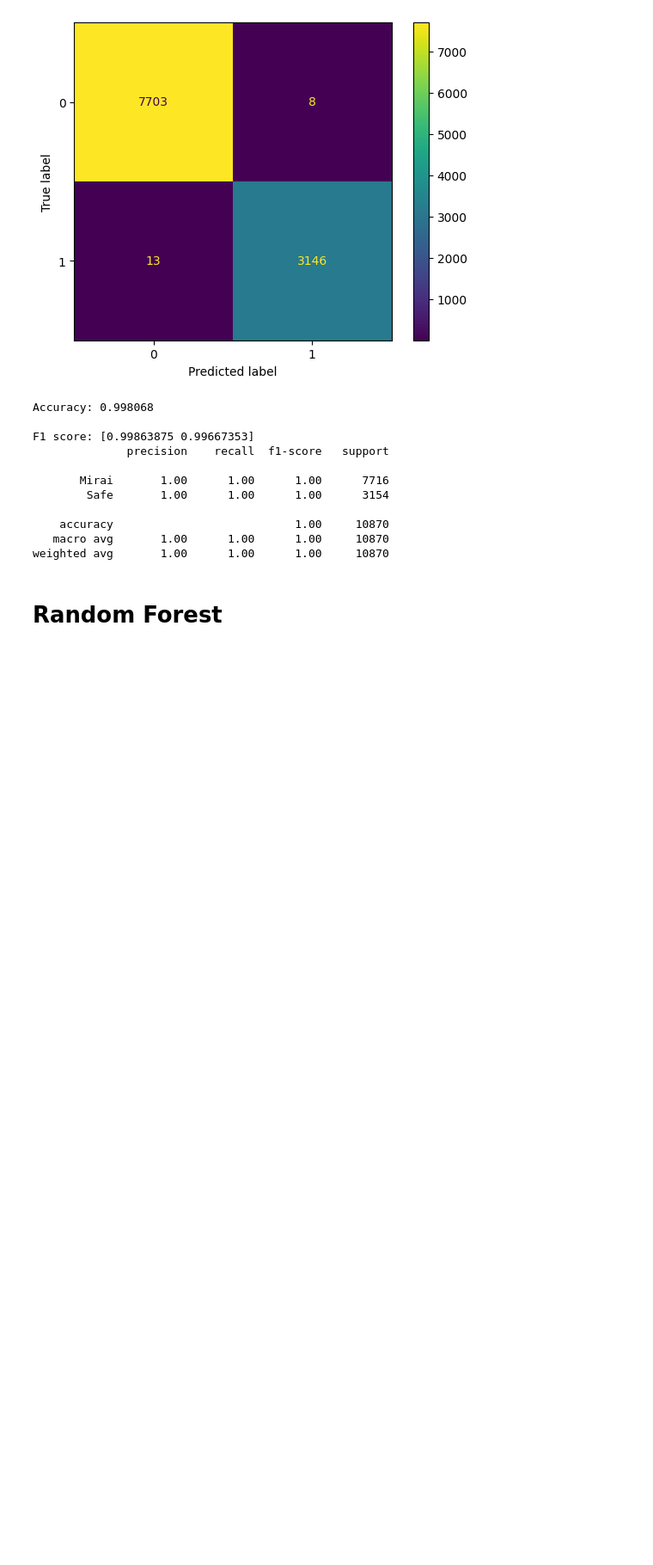
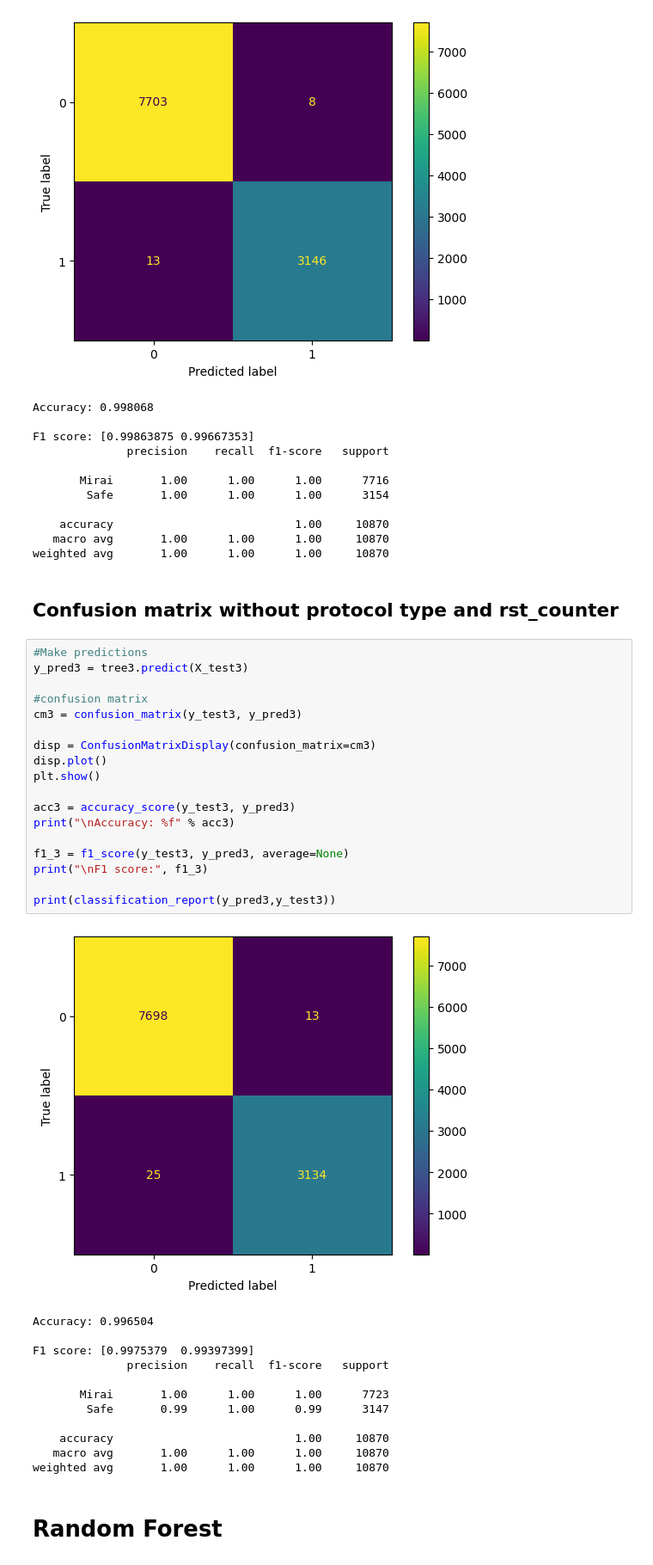
Before and after one commit to Antech15/LAEP-Project, a Jupyter notebook: LAEP_Project.ipynb, the cells around one changed output. Shown at 86% size. Drawn from its saved outputs; the diff is of its cells as text; blank space fills up the shorter version.

```diff
--- a/LAEP_Project.ipynb
+++ b/LAEP_Project.ipynb
@@ -420,6 +420,39 @@ F1 score: [0.99863875 0.99667353]
     accuracy                           1.00     10870
    macro avg       1.00      1.00      1.00     10870
 weighted avg       1.00      1.00      1.00     10870
+# %% [markdown]
+## Confusion matrix without protocol type and rst_counter
+# %%
+#Make predictions
+y_pred3 = tree3.predict(X_test3)
+
+#confusion matrix
+cm3 = confusion_matrix(y_test3, y_pred3)
+
+disp = ConfusionMatrixDisplay(confusion_matrix=cm3)
+disp.plot()
+plt.show()
+
+acc3 = accuracy_score(y_test3, y_pred3)
+print("\nAccuracy: %f" % acc3)
+
+f1_3 = f1_score(y_test3, y_pred3, average=None)
+print("\nF1 score:", f1_3)
+
+print(classification_report(y_pred3,y_test3))
+# %% [output]
+[figure, added]
+Accuracy: 0.996504
+
+F1 score: [0.9975379  0.99397399]
+              precision    recall  f1-score   support
+
+       Mirai       1.00      1.00      1.00      7723
+        Safe       0.99      1.00      0.99      3147
+
+    accuracy                           1.00     10870
+   macro avg       1.00      1.00      1.00     10870
+weighted avg       1.00      1.00      1.00     10870
 # %% [markdown]
 # Random Forest
 # %%
```
Also changed, not shown: parts of 23 cells of this notebook.
